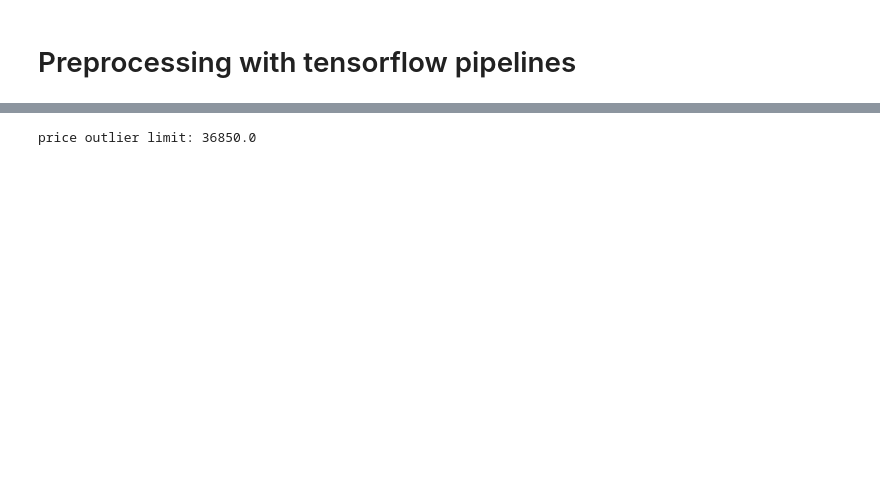
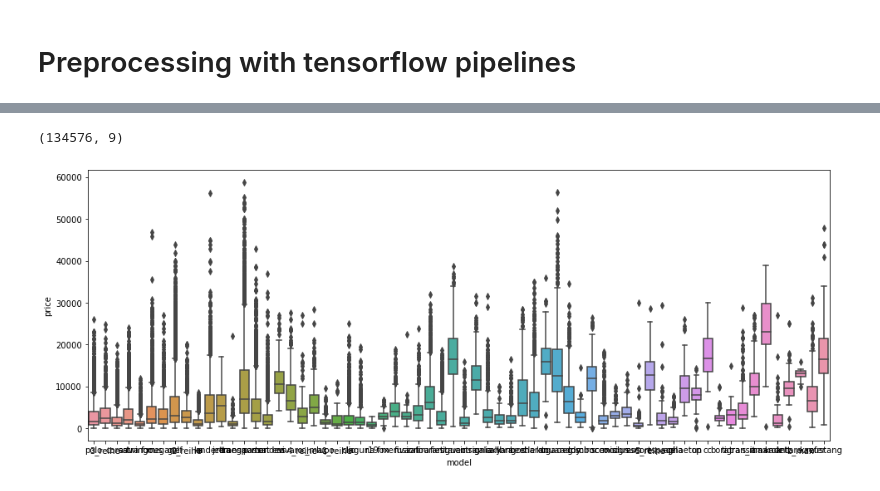
Before and after one commit to mibanell/cars, a Jupyter notebook: preprocess_tf.ipynb, the cells around one changed output, grey strips where cells are left out. Drawn from its saved outputs; the diff is of its cells as text; code cells hidden in the pictures; blank space fills up the shorter version.

```diff
--- a/preprocess_tf.ipynb
+++ b/preprocess_tf.ipynb
@@ -14,16 +37,15 @@ data = pd.read_csv('data/autos.csv', encoding='cp1252', index_col=None)
+# %%
+data = data.loc[(data.brand.isin(['ford','opel','volkswagen','peugeot','renault'])) & (data.price < 60000) & (data.price > 0),]
+data = data.loc[(data.yearOfRegistration >= 1970) & (data.yearOfRegistration <= 2017)]
+data = data.loc[:,['price','yearOfRegistration','model','kilometer','powerPS','abtest', 'fuelType', 'vehicleType', 'gearbox']]
+data = data.dropna()
+
+data.shape
+# %% [output]
+(134576, 9)
 # %%
 train, test = train_test_split(data, test_size=0.3, random_state=666)
 train, val = train_test_split(train, test_size=0.2, random_state=666)
-
-# drop Price outlier
-price_desc = train.price.describe()
-max_price_outlier = (train.price.quantile(.75) - train.price.quantile(.25))*5 + train.price.quantile(.75)
-print('price outlier limit: ' + str(max_price_outlier))
-train = train.loc[(train.price < max_price_outlier) & (train.price > 500),]
-val = val.loc[(val.price < max_price_outlier) & (val.price > 500),]
-# filter year
-train = train.loc[(train.yearOfRegistration >= 1864) & (train.yearOfRegistration <= 2017)]
-val = val.loc[(val.yearOfRegistration >= 1864) & (val.yearOfRegistration <= 2017)]
 
 train = train.reset_index(drop=True)
 val = val.reset_index(drop=True)
@@ -33,6 +55,10 @@ test = test.reset_index(drop=True)
 train.to_csv('data/train.csv', sep=',', index=False)
 val.to_csv('data/val.csv', sep=',', index=False)
 test.to_csv('data/test.csv', sep=',', index=False)
-# %% [output]
-price outlier limit: 36850.0
+# %%
+plt.figure(figsize=(16,6))
+sns.boxplot(x='model', y='price', data=train)
+plt.show()
+# %% [output]
+[figure, added]
 # %%
```
Also changed, not shown: parts of 8 cells of this notebook, 2 other files.
